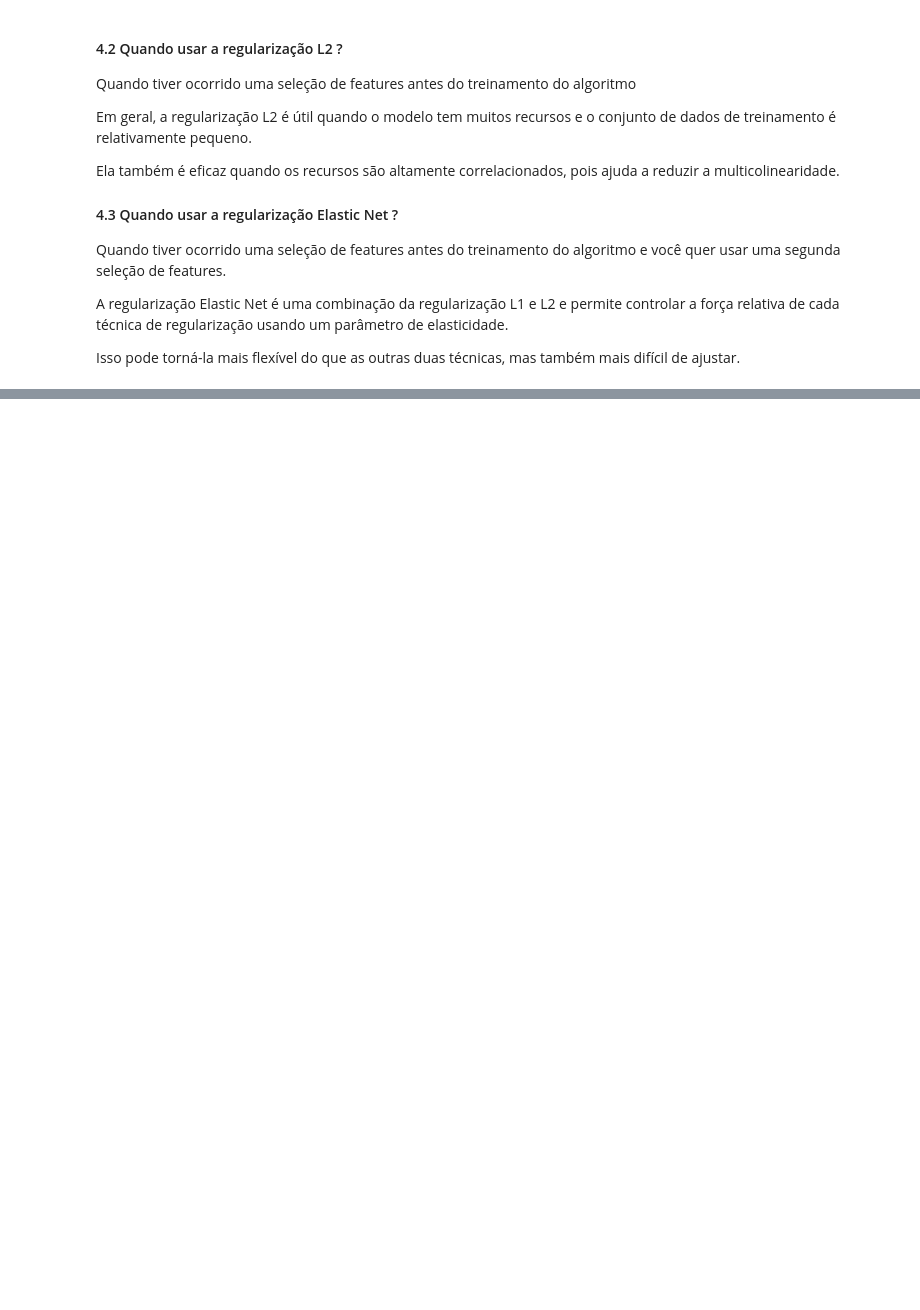
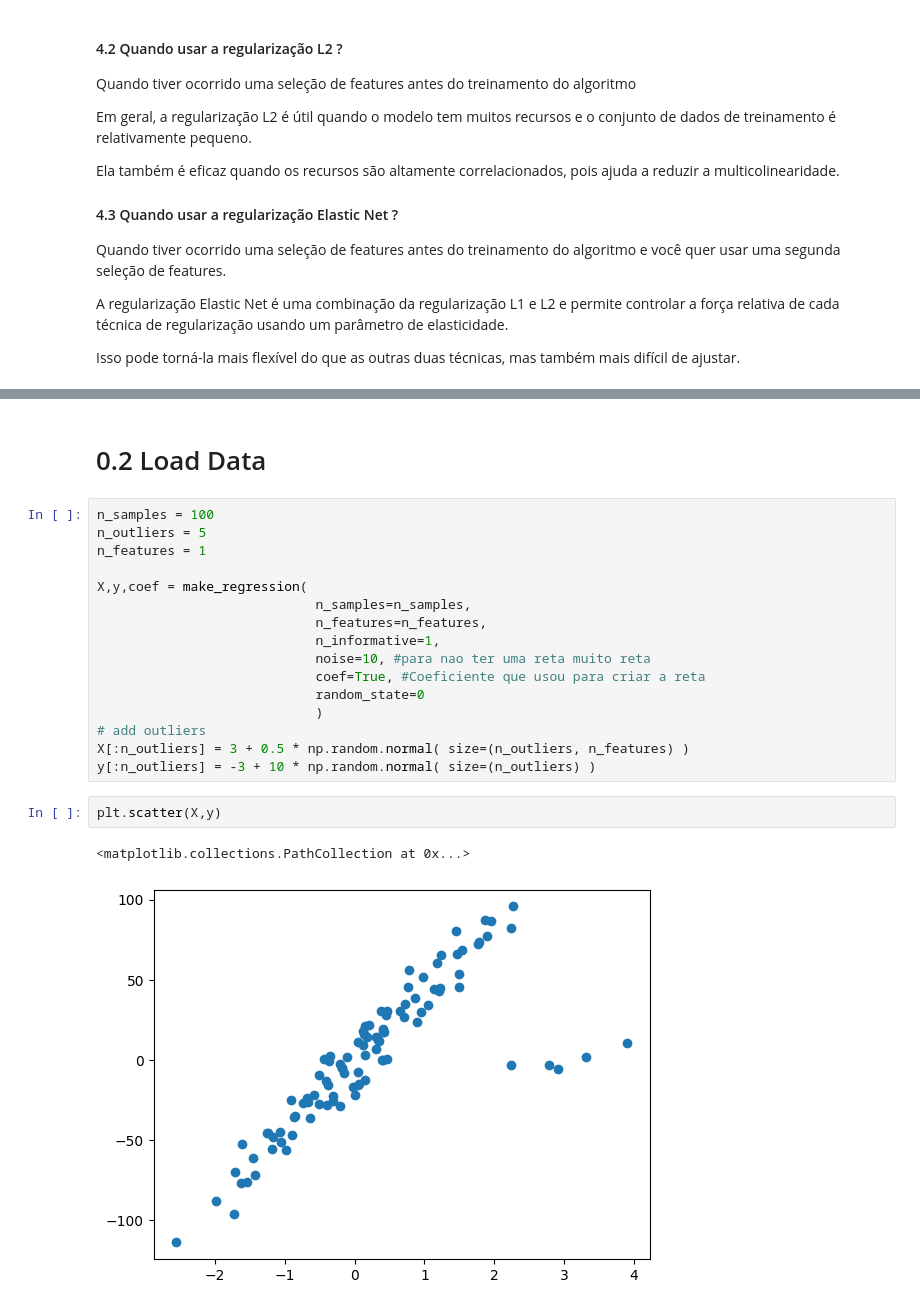
Before and after one commit to thiago-vale/machine-learning, a Jupyter notebook: regularization/regularization.ipynb, the cells around one changed output, grey strips where cells are left out. Cells and saved outputs as stored; diff of their text form; blank space fills up the shorter version.

```diff
--- a/regularization/regularization.ipynb
+++ b/regularization/regularization.ipynb
@@ -76,0 +87,23 @@ Isso pode torná-la mais flexível do que as outras duas técnicas, mas também
+# %% [markdown]
+# 0.2 Load Data
+# %%
+n_samples = 100
+n_outliers = 5
+n_features = 1
+
+X,y,coef = make_regression(
+                            n_samples=n_samples,
+                            n_features=n_features,
+                            n_informative=1,
+                            noise=10, #para nao ter uma reta muito reta
+                            coef=True, #Coeficiente que usou para criar a reta
+                            random_state=0
+                            )
+# add outliers
+X[:n_outliers] = 3 + 0.5 * np.random.normal( size=(n_outliers, n_features) )
+y[:n_outliers] = -3 + 10 * np.random.normal( size=(n_outliers) )
+# %%
+plt.scatter(X,y)
+# %% [output]
+<matplotlib.collections.PathCollection at 0x...>
+[figure, added]
```
Also changed, not shown: parts of 14 cells of this notebook.
